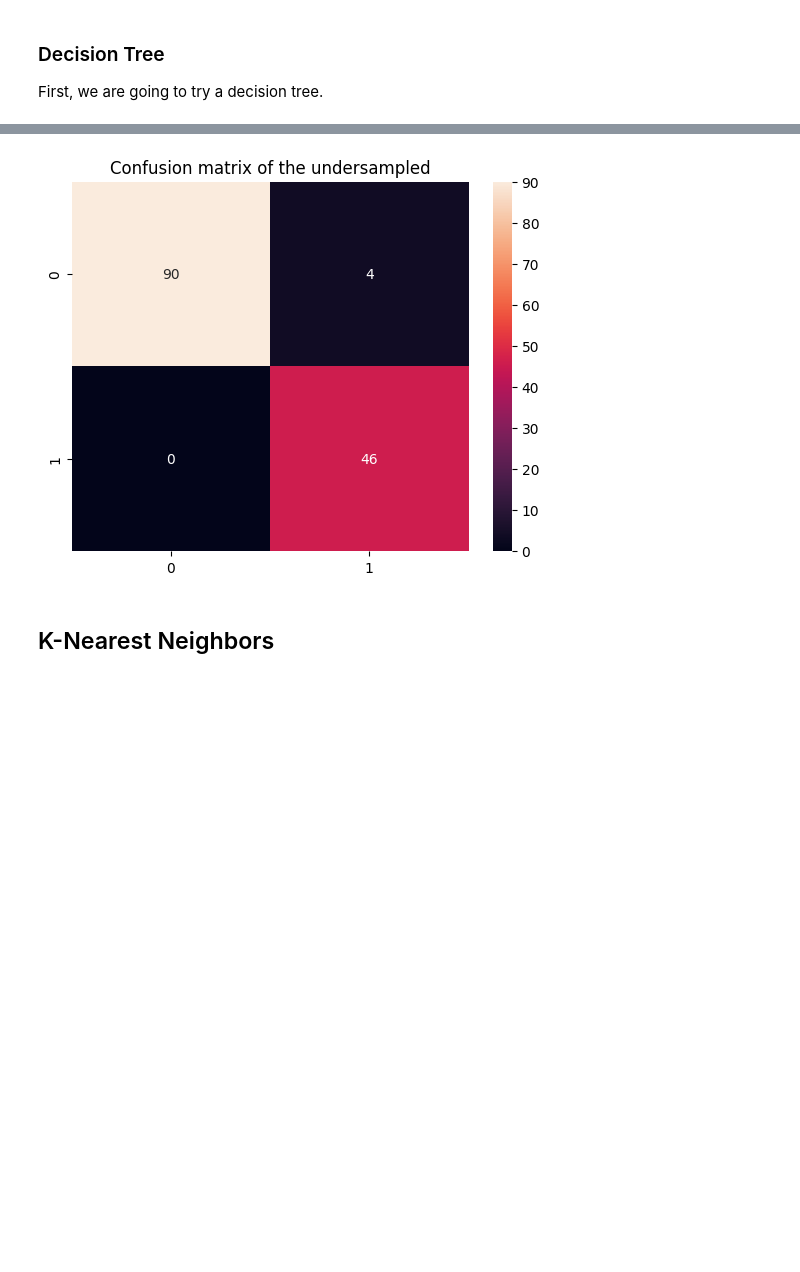
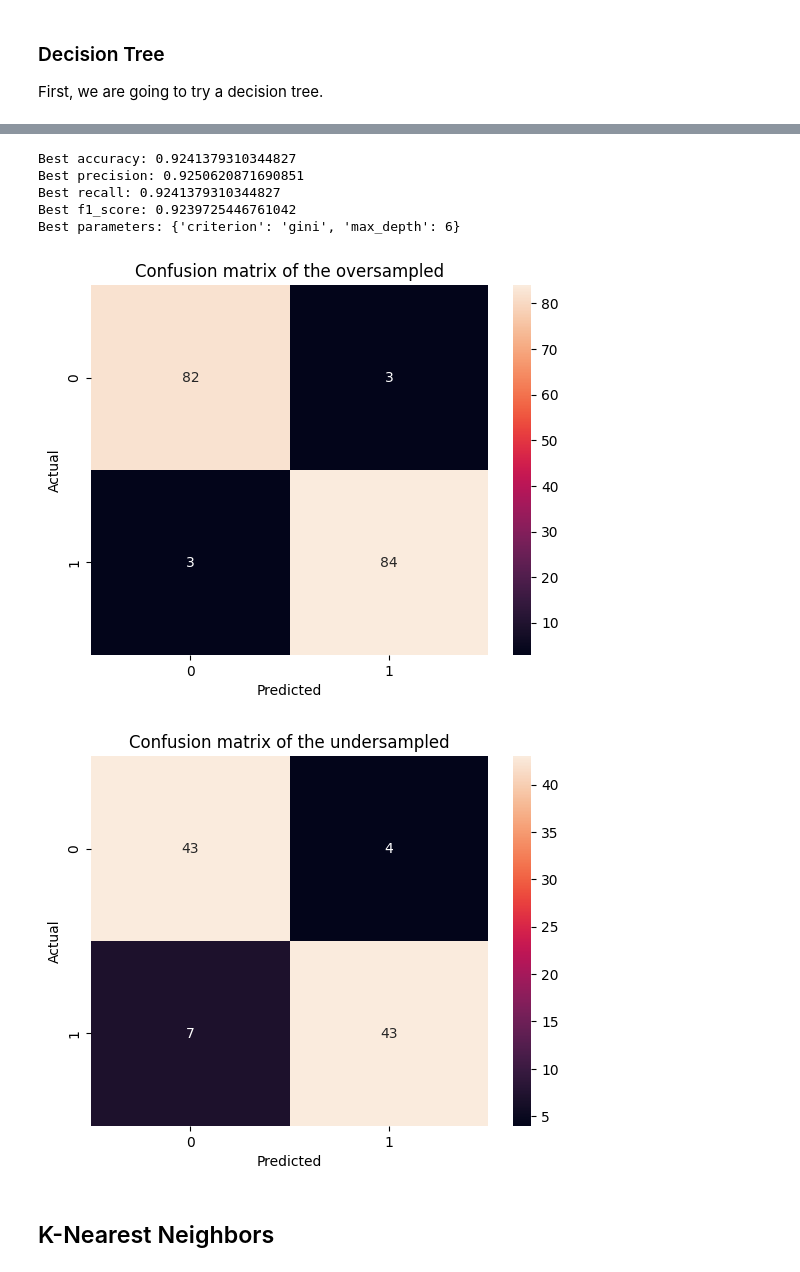
Before and after one commit to Johnny-droid/AI-Projects, a Jupyter notebook: Project2/project.ipynb, the cells around one changed output, grey strips where cells are left out. Drawn from its saved outputs; the diff is of its cells as text; code cells hidden in the pictures; blank space fills up the shorter version.

```diff
--- a/Project2/project.ipynb
+++ b/Project2/project.ipynb
@@ -359,27 +421,39 @@ We are going to try different learning algorithms such as:
 To each one of them, we need to figure out the best parameters to use.
 And then we are going use the get the results of the best parameters for each algorithm.
 # %%
+scoring = {
+    'accuracy': make_scorer(accuracy_score),
+    'precision': make_scorer(precision_score, average='weighted'),
+    'recall': make_scorer(recall_score, average='weighted'),
+    'f1_score': make_scorer(f1_score, average='weighted')
+}
+
+
 def evaluate_model(model, parameters, train_inputs, train_labels, test_inputs, test_labels, title=""):
     # Create a StratifiedKFold object
     skf = StratifiedKFold(n_splits=10, shuffle=True, random_state=0)
 
     # Create a grid search object with the model and parameters
-    grid_search = GridSearchCV(model, parameters, scoring='accuracy', cv=skf)
+    grid_search = GridSearchCV(model, parameters, scoring=scoring, refit='accuracy', cv=skf)
 
     # Fit the grid search
     grid_search.fit(train_inputs, train_labels)
 
-    predictions = grid_search.predict(test_inputs)
+    predictions = grid_search.best_estimator_.predict(test_inputs)
 
-    print('Best score: {}'.format(grid_search.best_score_))
-    print('Best parameters: {}'.format(grid_search.best_params_))
-    print('Accuracy: {}'.format(accuracy_score(test_labels, predictions)*100))
+    print('Best accuracy: {}'.format(grid_search.best_score_))
+    print('Best precision: {}'.format(grid_search.cv_results_['mean_test_precision'][grid_search.best_index_]))
+    print('Best recall: {}'.format(grid_search.cv_results_['mean_test_recall'][grid_search.best_index_]))
+    print('Best f1_score: {}'.format(grid_search.cv_results_['mean_test_f1_score'][grid_search.best_index_]))
+    print('Best parameters: {}\n\n'.format(grid_search.best_params_))
 
-    print(classification_report(test_labels, predictions))
+    # print(classification_report(test_labels, predictions))
 
     plt.show()
     sb.heatmap(confusion_matrix(test_labels, predictions), annot=True, fmt='d')
     plt.title('Confusion matrix of the {}'.format(title))
+    plt.xlabel('Predicted')
+    plt.ylabel('Actual')
 # %% [markdown]
 ### Decision Tree
 
@@ -390,6 +464,7 @@ parameters_tree = {
     'max_depth': [5, 6, 7, 8, 9, 10, 11, 12, 13, 14]
 }
 
-evaluate_model(DecisionTreeClassifier(), parameters_tree, all_inputs_os, all_labels_os, test_inputs, test_labels , "oversampled")
-evaluate_model(DecisionTreeClassifier(), parameters_tree, all_inputs_us, all_labels_us, test_inputs, test_labels , "undersampled")
+evaluate_model(DecisionTreeClassifier(), parameters_tree, train_inputs, train_labels, test_inputs, test_labels, "original")
+evaluate_model(DecisionTreeClassifier(), parameters_tree, train_inputs_os, train_labels_os, test_inputs_os, test_labels_os , "oversampled")
+evaluate_model(DecisionTreeClassifier(), parameters_tree, train_inputs_us, train_labels_us, test_inputs_us, test_labels_us , "undersampled")
 # %% [output]
@@ -414,4 +484,10 @@ weighted avg       0.97      0.97      0.97       140
+Best accuracy: 0.9241379310344827
+Best precision: 0.9250620871690851
+Best recall: 0.9241379310344827
+Best f1_score: 0.9239725446761042
+Best parameters: {'criterion': 'gini', 'max_depth': 6}
-[figure, old version]
+[figure, new version]
+[figure, added]
 # %% [markdown]
 ## K-Nearest Neighbors
 # %%
```
Also changed, not shown: parts of 16 cells of this notebook, 1 other file.
